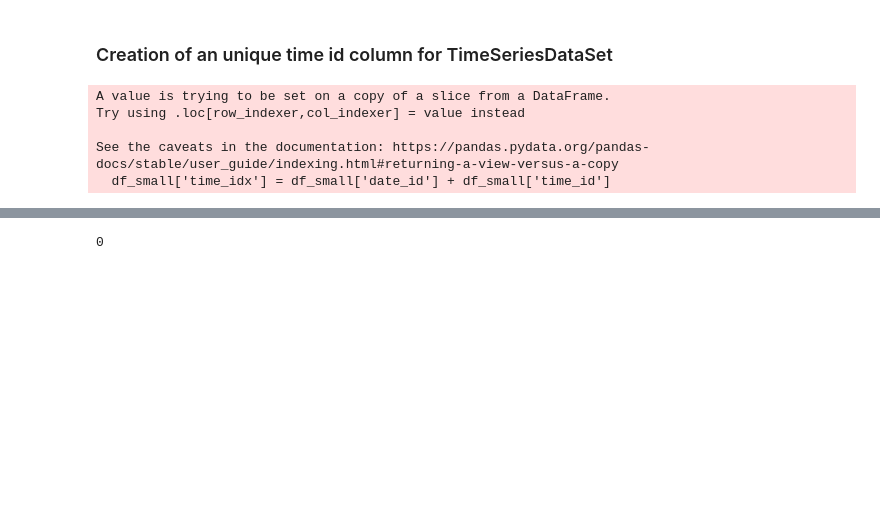
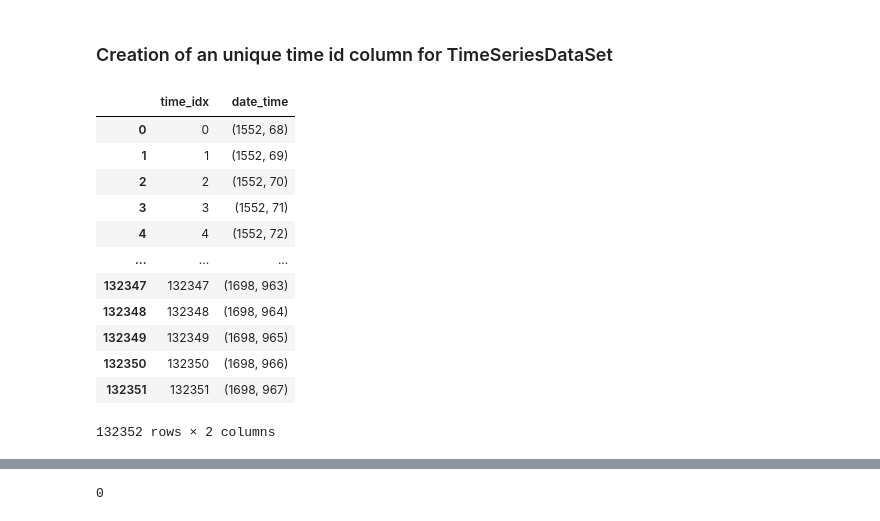
Before and after one commit to Bilg4me/Advanced-ML-Project, a Jupyter notebook: code/notebook.ipynb, the cells around one changed output, grey strips where cells are left out. Cells and saved outputs as stored; diff of their text form; code cells hidden in the pictures; blank space fills up the shorter version.

```diff
--- a/code/notebook.ipynb
+++ b/code/notebook.ipynb
@@ -155,11 +157,21 @@ predi
 ## Training Temporal Fusion Transformers
 # %% [markdown]
 ### Creation of an unique time id column for TimeSeriesDataSet
-# %%
-df_small['time_idx'] = df_small['date_id'] + df_small['time_id']
-# %% [output]
-A value is trying to be set on a copy of a slice from a DataFrame.
-Try using .loc[row_indexer,col_indexer] = value instead
-
-See the caveats in the documentation: https://pandas.pydata.org/pandas-docs/stable/user_guide/indexing.html#returning-a-view-versus-a-copy
-  df_small['time_idx'] = df_small['date_id'] + df_small['time_id']
+# %%
+mapping = pd.DataFrame(pd.concat([df,test_df]).groupby(['date_id','time_id']).count().index,columns=["date_time"]).reset_index().rename(columns={"index":"time_idx"})
+# %%
+mapping
+# %% [output]
+|  | time_idx | date_time |
+| 0 | 0 | (1552, 68) |
+| 1 | 1 | (1552, 69) |
+| 2 | 2 | (1552, 70) |
+| 3 | 3 | (1552, 71) |
+| 4 | 4 | (1552, 72) |
+| ... | ... | ... |
+| 132347 | 132347 | (1698, 963) |
+| 132348 | 132348 | (1698, 964) |
+| 132349 | 132349 | (1698, 965) |
+| 132350 | 132350 | (1698, 966) |
+| 132351 | 132351 | (1698, 967) |
+132352 rows × 2 columns
```
Also changed, not shown: parts of 25 cells of this notebook.
